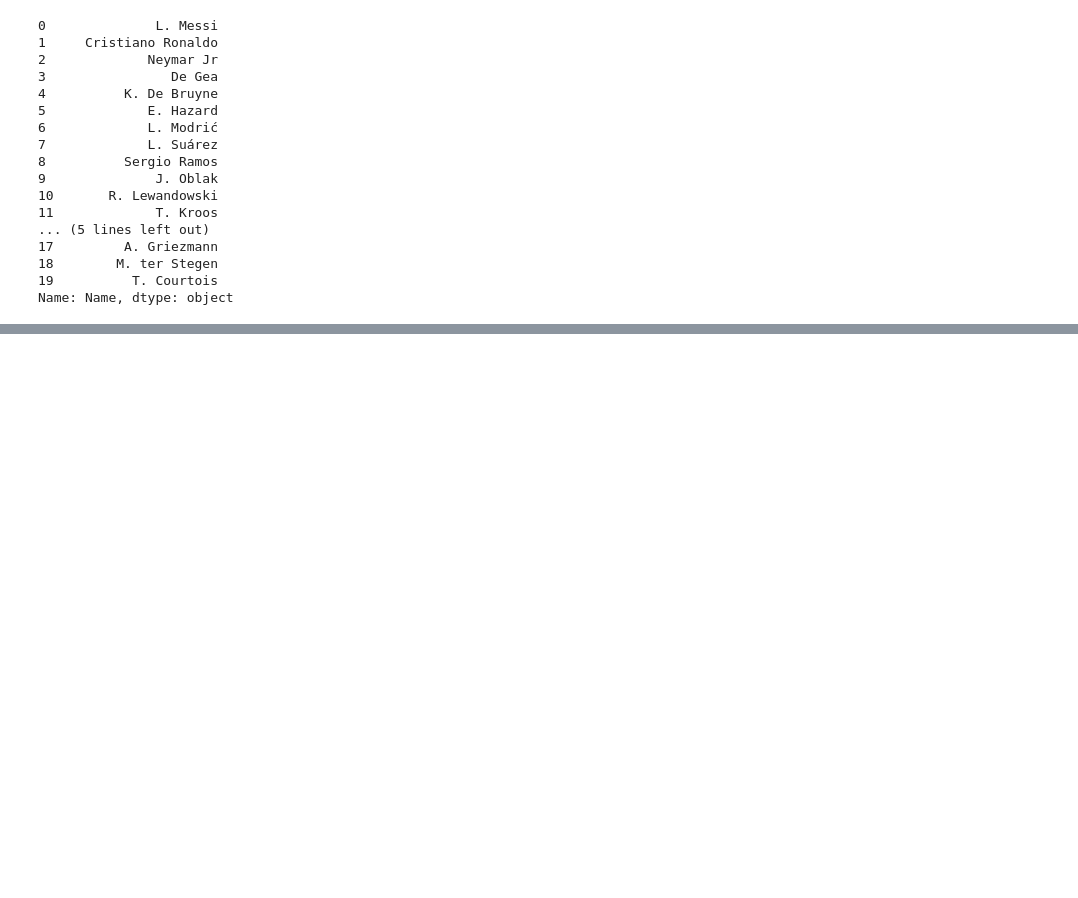
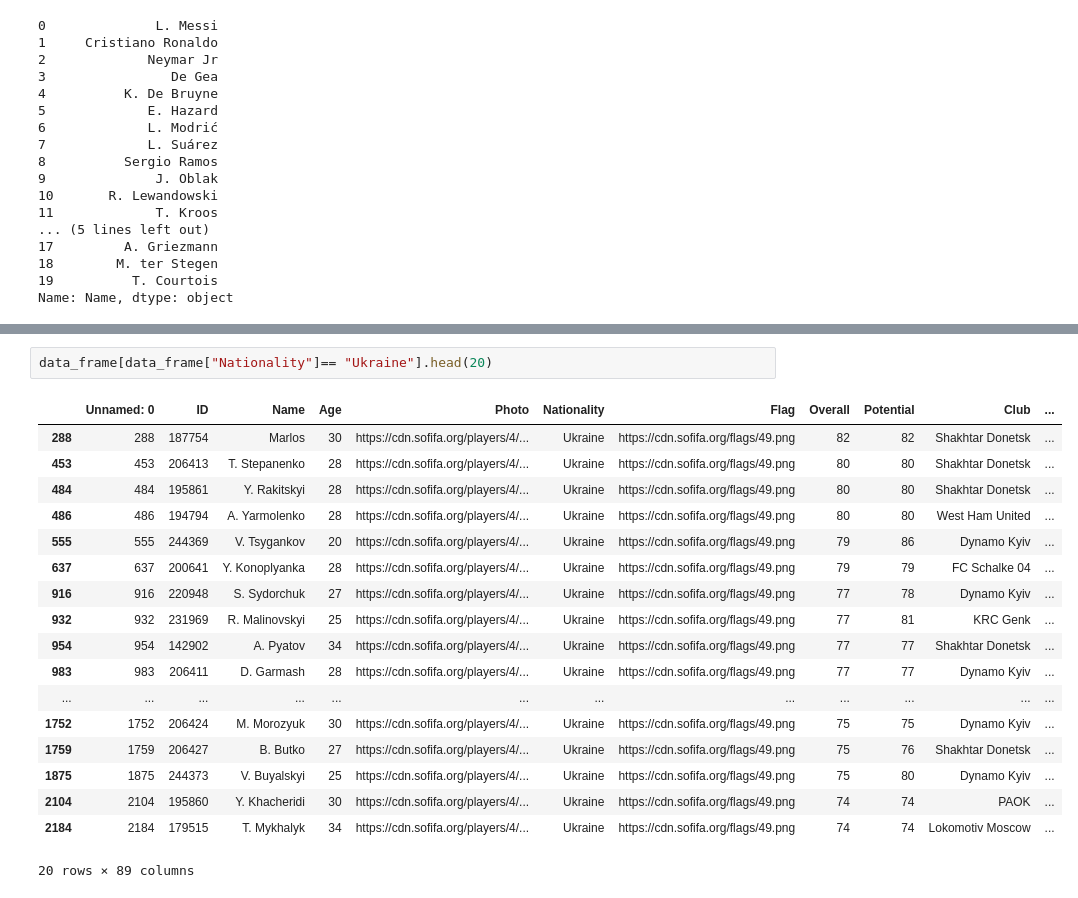
Before and after one commit to ofisser86/replit, a Jupyter notebook: DS/soccer.ipynb, the cells around one changed output, grey strips where cells are left out. Drawn from its saved outputs; the diff is of its cells as text; blank space fills up the shorter version.

```diff
--- a/DS/soccer.ipynb
+++ b/DS/soccer.ipynb
@@ -57,0 +66,21 @@ Name: Name, dtype: object
+# %%
+data_frame[data_frame["Nationality"]== "Ukraine"].head(20)
+# %% [output]
+|  | Unnamed: 0 | ID | Name | Age | Photo | Nationality | Flag | Overall | Potential | Club | ... |
+| 288 | 288 | 187754 | Marlos | 30 | https://cdn.sofifa.org/players/4/... | Ukraine | https://cdn.sofifa.org/flags/49.png | 82 | 82 | Shakhtar Donetsk | ... |
+| 453 | 453 | 206413 | T. Stepanenko | 28 | https://cdn.sofifa.org/players/4/... | Ukraine | https://cdn.sofifa.org/flags/49.png | 80 | 80 | Shakhtar Donetsk | ... |
+| 484 | 484 | 195861 | Y. Rakitskyi | 28 | https://cdn.sofifa.org/players/4/... | Ukraine | https://cdn.sofifa.org/flags/49.png | 80 | 80 | Shakhtar Donetsk | ... |
+| 486 | 486 | 194794 | A. Yarmolenko | 28 | https://cdn.sofifa.org/players/4/... | Ukraine | https://cdn.sofifa.org/flags/49.png | 80 | 80 | West Ham United | ... |
+| 555 | 555 | 244369 | V. Tsygankov | 20 | https://cdn.sofifa.org/players/4/... | Ukraine | https://cdn.sofifa.org/flags/49.png | 79 | 86 | Dynamo Kyiv | ... |
+| 637 | 637 | 200641 | Y. Konoplyanka | 28 | https://cdn.sofifa.org/players/4/... | Ukraine | https://cdn.sofifa.org/flags/49.png | 79 | 79 | FC Schalke 04 | ... |
+| 916 | 916 | 220948 | S. Sydorchuk | 27 | https://cdn.sofifa.org/players/4/... | Ukraine | https://cdn.sofifa.org/flags/49.png | 77 | 78 | Dynamo Kyiv | ... |
+| 932 | 932 | 231969 | R. Malinovskyi | 25 | https://cdn.sofifa.org/players/4/... | Ukraine | https://cdn.sofifa.org/flags/49.png | 77 | 81 | KRC Genk | ... |
+| 954 | 954 | 142902 | A. Pyatov | 34 | https://cdn.sofifa.org/players/4/... | Ukraine | https://cdn.sofifa.org/flags/49.png | 77 | 77 | Shakhtar Donetsk | ... |
+| 983 | 983 | 206411 | D. Garmash | 28 | https://cdn.sofifa.org/players/4/... | Ukraine | https://cdn.sofifa.org/flags/49.png | 77 | 77 | Dynamo Kyiv | ... |
+| ... | ... | ... | ... | ... | ... | ... | ... | ... | ... | ... | ... |
+| 1752 | 1752 | 206424 | M. Morozyuk | 30 | https://cdn.sofifa.org/players/4/... | Ukraine | https://cdn.sofifa.org/flags/49.png | 75 | 75 | Dynamo Kyiv | ... |
+| 1759 | 1759 | 206427 | B. Butko | 27 | https://cdn.sofifa.org/players/4/... | Ukraine | https://cdn.sofifa.org/flags/49.png | 75 | 76 | Shakhtar Donetsk | ... |
+| 1875 | 1875 | 244373 | V. Buyalskyi | 25 | https://cdn.sofifa.org/players/4/... | Ukraine | https://cdn.sofifa.org/flags/49.png | 75 | 80 | Dynamo Kyiv | ... |
+| 2104 | 2104 | 195860 | Y. Khacheridi | 30 | https://cdn.sofifa.org/players/4/... | Ukraine | https://cdn.sofifa.org/flags/49.png | 74 | 74 | PAOK | ... |
+| 2184 | 2184 | 179515 | T. Mykhalyk | 34 | https://cdn.sofifa.org/players/4/... | Ukraine | https://cdn.sofifa.org/flags/49.png | 74 | 74 | Lokomotiv Moscow | ... |
+20 rows × 89 columns
```
Also changed, not shown: parts of 7 cells of this notebook, 2 other files.
